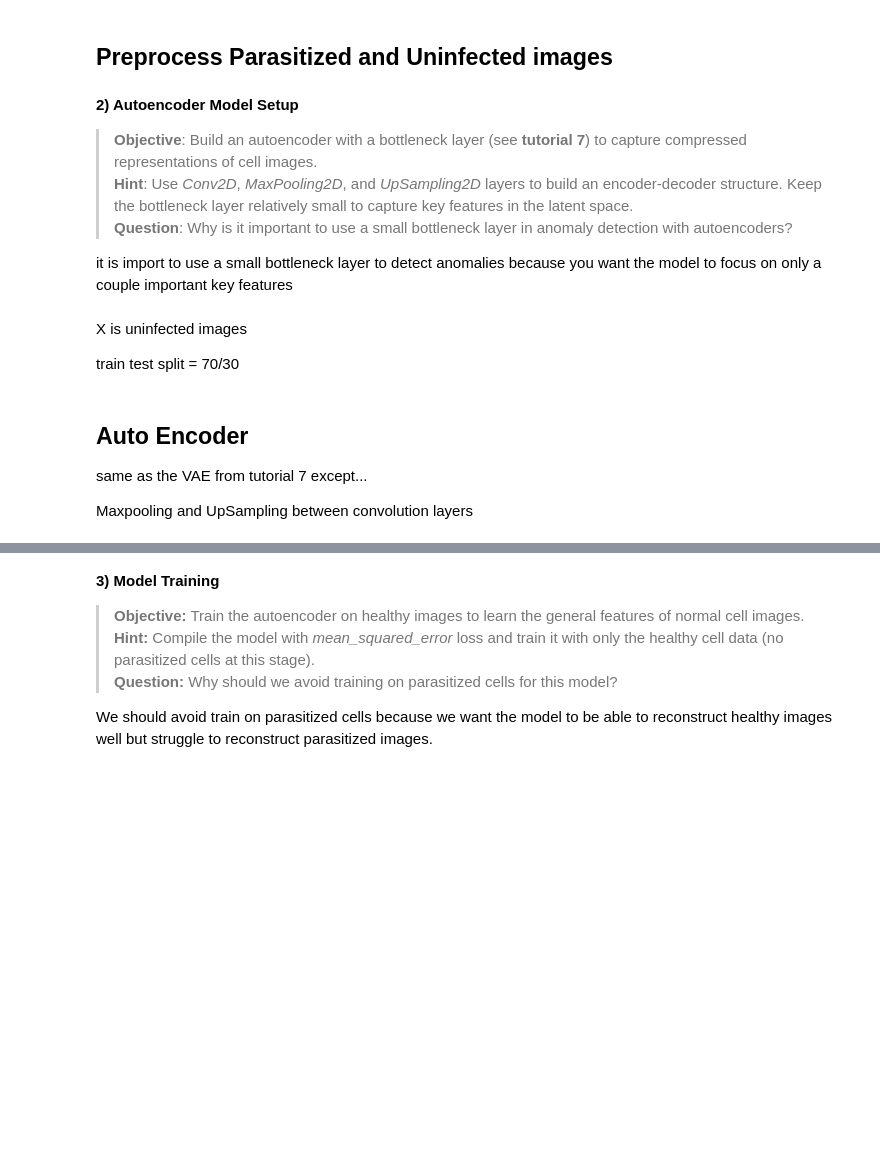
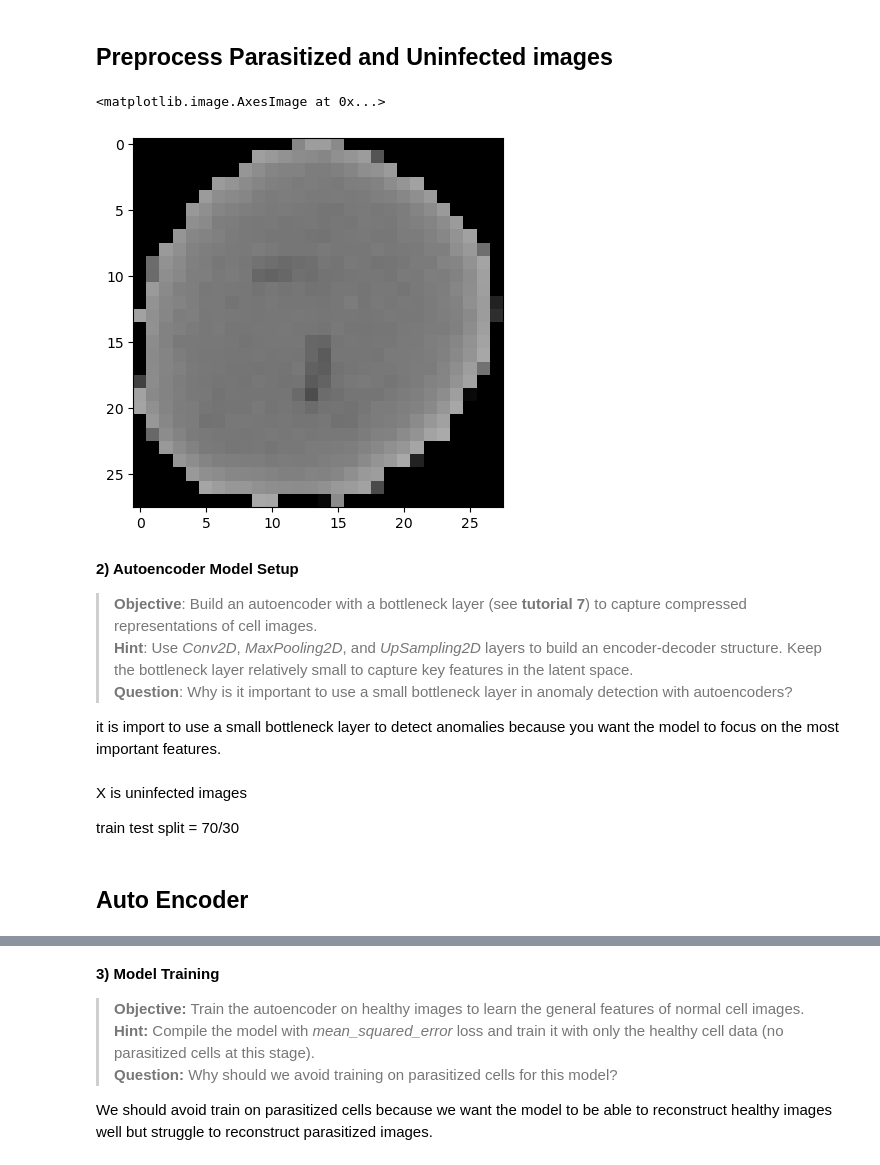
Before and after one commit to JXDolan/277B_HW6, a Jupyter notebook: Homework_6.ipynb, the cells around one changed output, grey strips where cells are left out. Drawn from its saved outputs; the diff is of its cells as text; code cells hidden in the pictures; blank space fills up the shorter version.

```diff
--- a/Homework_6.ipynb
+++ b/Homework_6.ipynb
@@ -133,10 +132,22 @@ uninf_processed = preprocess(uninf_im_list)
+# %%
+parasite_processed = preprocess(para_im_list)
+
+uninf_processed = preprocess(uninf_im_list)
+plt.imshow(cv2.cvtColor(para_im_list[0], cv2.COLOR_BGR2RGB))
+
+plt.imshow(cv2.cvtColor(parasite_processed[0], cv2.COLOR_BGR2RGB))
+
+plt.imshow(cv2.cvtColor(uninf_processed[0], cv2.COLOR_BGR2RGB))
+# %% [output]
+<matplotlib.image.AxesImage at 0x...>
+[figure, added]
 # %% [markdown]
 **2) Autoencoder Model Setup**<br>
 > **Objective**: Build an autoencoder with a bottleneck layer (see **tutorial 7**) to capture compressed representations of cell images.<br>
 > **Hint**: Use *Conv2D*, *MaxPooling2D*, and *UpSampling2D* layers to build an encoder-decoder structure. Keep the bottleneck layer relatively small to capture key features in the latent space.<br>
 > **Question**: Why is it important to use a small bottleneck layer in anomaly detection with autoencoders?<br>
 
-it is import to use a small bottleneck layer to detect anomalies because you want the model to focus on only a couple important key features
+it is import to use a small bottleneck layer to detect anomalies because you want the model to focus on the most important features.
 # %% [markdown]
 X is uninfected images
 
@@ -154,10 +163,6 @@ x_train_u, x_test_u= train_test_split(X_u, test_size = 0.3)
 x_train_i, x_test_i = train_test_split(X_i, test_size = 0.3)
-# %% [markdown]
-## Auto Encoder
-
-same as the VAE from tutorial 7 except...
-
-Maxpooling and UpSampling between convolution layers
+# %% [markdown]
+## Auto Encoder
 # %%
 #train on only uninfected images
 x_train = np.reshape(x_train_u, (len(x_train_u), 28, 28, 1))
```
Also changed, not shown: parts of 16 cells of this notebook.
